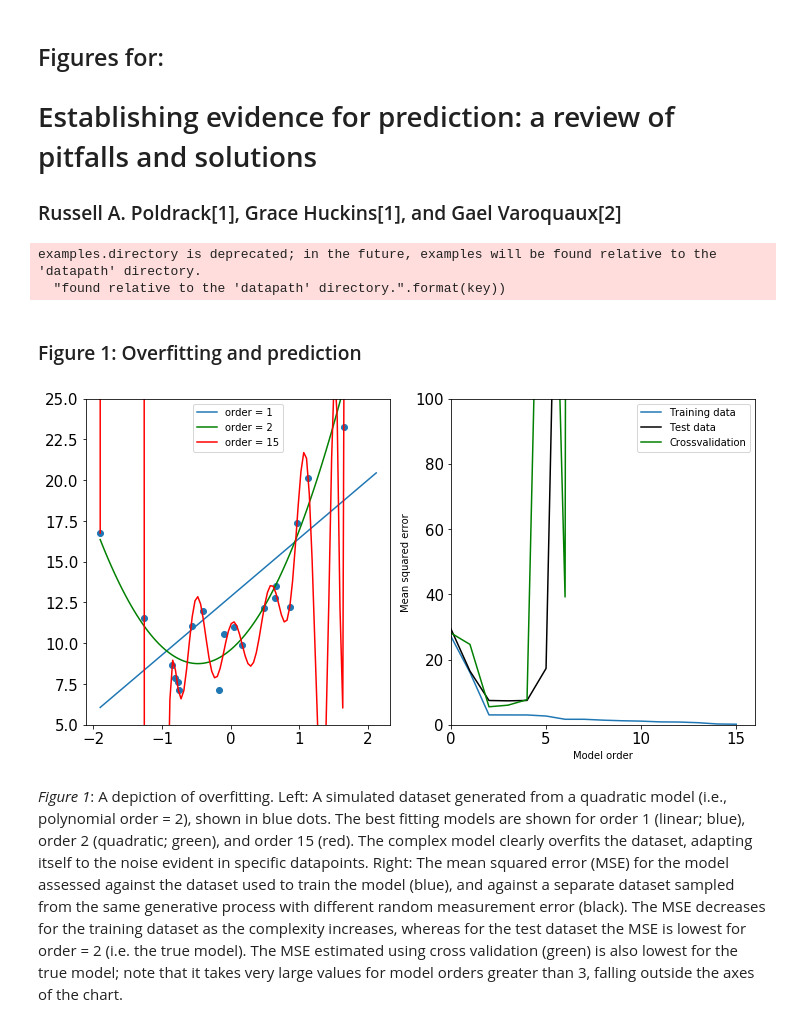
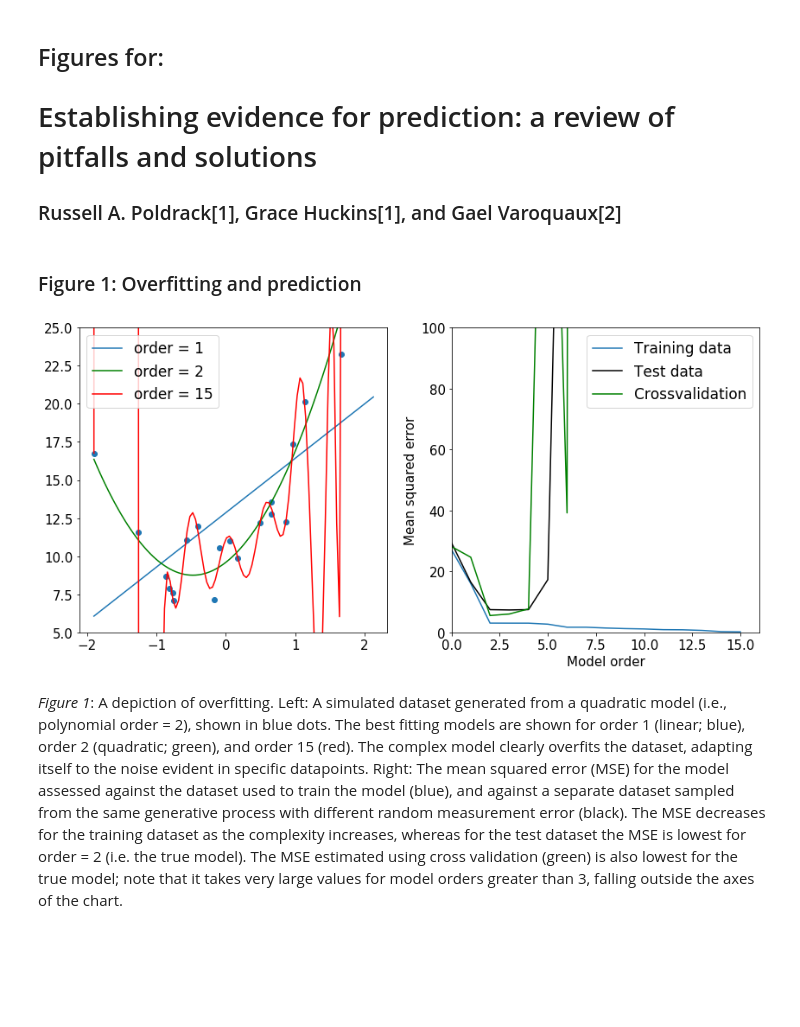
Before and after one commit to poldrack/PredictionCV, a Jupyter notebook: PredictionPaperFigures.ipynb, the cells around one changed output. Drawn from its saved outputs; the diff is of its cells as text; code cells hidden in the pictures; blank space fills up the shorter version.

Commit message:
Larger legends and labels

```diff
--- a/PredictionPaperFigures.ipynb
+++ b/PredictionPaperFigures.ipynb
@@ -33,12 +33,11 @@ plt.rcParams['xtick.labelsize'] = 15
 plt.rcParams['ytick.labelsize'] = 15
 plt.rcParams['figure.titlesize'] = 15
 plt.rcParams['font.size'] = 15
+plt.rcParams['axes.labelsize'] = 15
+plt.rcParams['legend.fontsize'] = 17
 #_ = plt.title('Subdisciplines', size=15)
 #plt.xticks(size=15)
 #plt.yticks(size=15)
-# %% [output]
-examples.directory is deprecated; in the future, examples will be found relative to the 'datapath' directory.
-  "found relative to the 'datapath' directory.".format(key))
 # %% [markdown]
 ### Figure 1: Overfitting and prediction
 # %%
@@ -89,34 +88,35 @@ for model_order in range(model_order_range):
     mse['cv'][model_order] = -1*numpy.mean(cv_results[model_order]['test_score'])
 
 # plot data points vs model fits
 x_test = np.linspace(x.min(), x.max(), 100)
 x_test = x_test[:,numpy.newaxis]
 
 plt.figure(figsize=(12,6))
 plt.subplot(1,2,1)
 plt.scatter(x[:npts],Y_train)
 plt.plot(x_test,lm[1].predict(PolynomialFeatures(degree=1).fit_transform(x_test)))
 plt.plot(x_test,lm[2].predict(PolynomialFeatures(degree=2).fit_transform(x_test)),color='g')
 plt.plot(x_test,lm[15].predict(PolynomialFeatures(degree=15).fit_transform(x_test)),color='r')
 plt.ylim([5,25])
 plt.legend(['order = 1','order = 2','order = 15'])
 # perform crossvalidation to estimate out-of-sample fit
 
 
 # plot MSE
 
 plt.subplot(1,2,2)
 plt.plot(mse['train'])
 plt.plot(mse['test'],color='k')
 plt.plot(mse['cv'],color='g')
 plt.axis([0,model_order_range,0,100])
 plt.ylabel('Mean squared error')
 plt.xlabel('Model order')
 plt.legend(['Training data','Test data','Crossvalidation'])
+plt.tight_layout()
 
 plt.savefig('Figure1_overfitting.png')
 # %% [output]
-[figure, old version]
+[figure, new version]
 # %% [markdown]
 *Figure 1*: A depiction of overfitting.  Left: A simulated dataset generated from a quadratic model (i.e., polynomial order = 2), shown in blue dots.  The best fitting models are shown for order 1 (linear; blue), order 2 (quadratic; green), and order 15 (red).  The complex model clearly overfits the dataset, adapting itself to the noise evident in specific datapoints.  Right: The mean squared error (MSE) for the model assessed against the dataset used to train the model (blue), and against a separate dataset sampled from the same generative process with different random measurement error (black).  The MSE decreases for the training dataset as the complexity increases, whereas for the test dataset the MSE is lowest for order = 2 (i.e. the true model).  The MSE estimated using cross validation (green) is also lowest for the true model; note that it takes very large values for model orders greater than 3, falling outside the axes of the chart.
 # %% [markdown]
```
Also changed, not shown: parts of 9 cells of this notebook.
